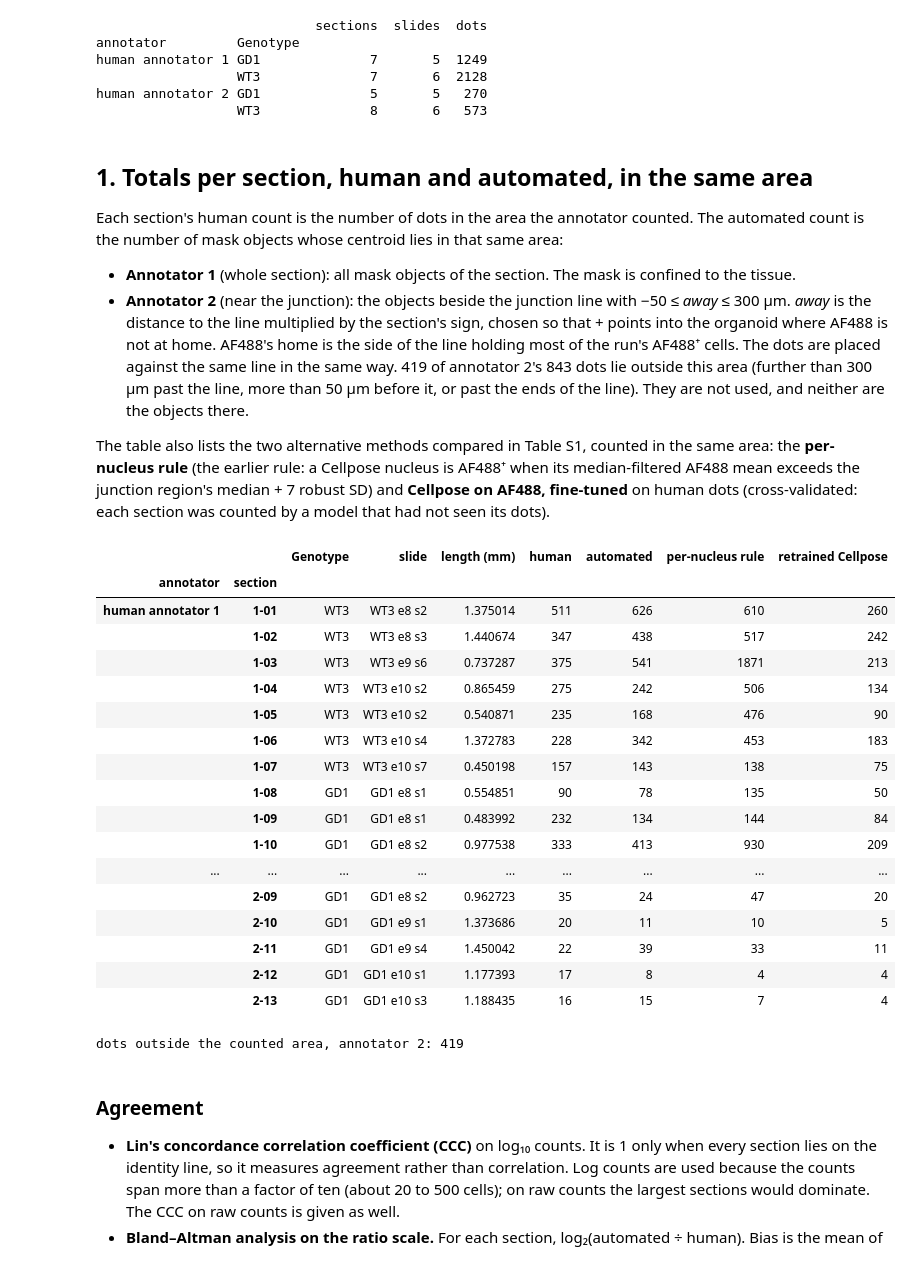
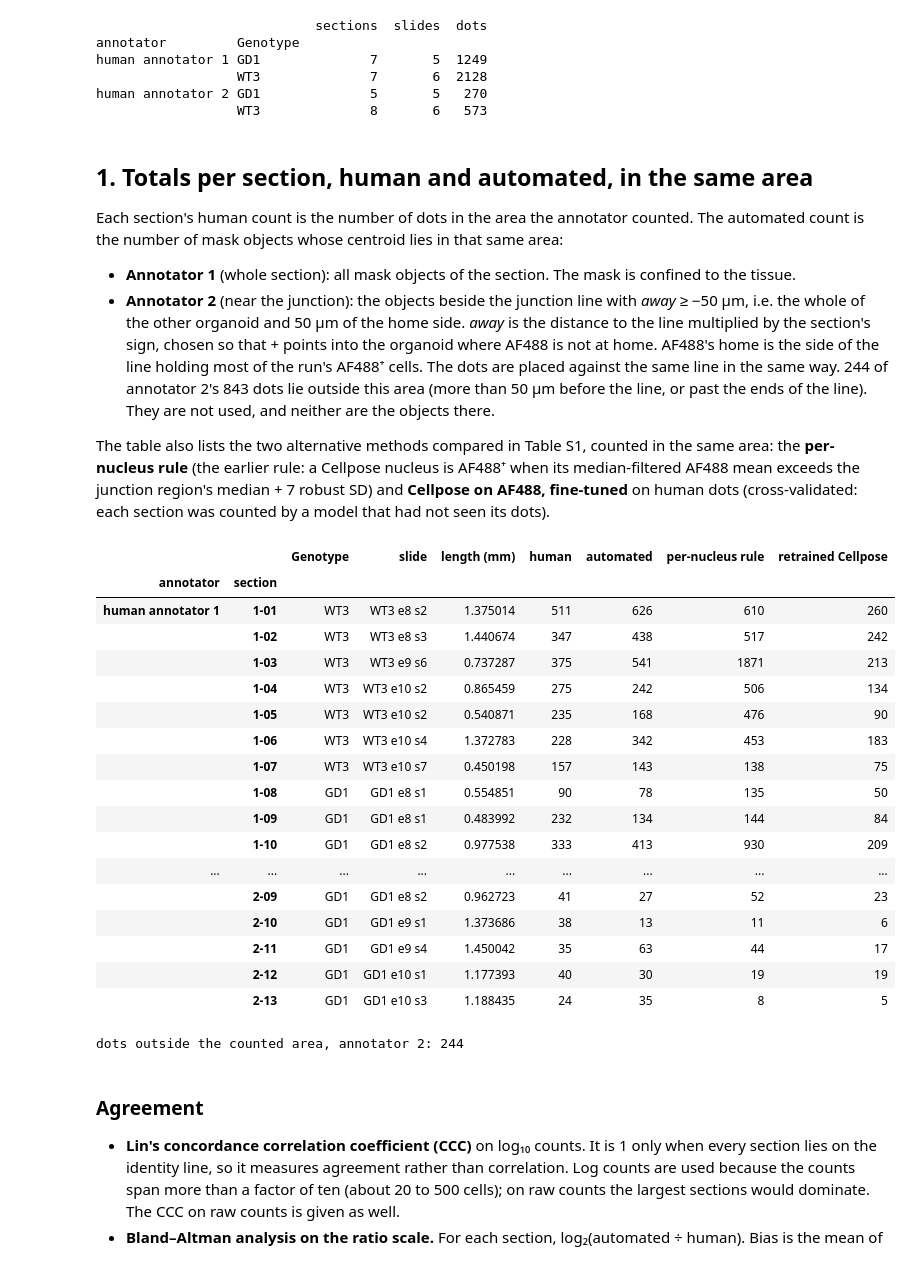
Before and after one commit to daggermaster3000/ARGUS, a Jupyter notebook: notebooks/official_analysis/01_validation.ipynb, the cells around one changed output. Drawn from its saved outputs; the diff is of its cells as text; code cells hidden in the pictures.

```diff
--- a/notebooks/official_analysis/01_validation.ipynb
+++ b/notebooks/official_analysis/01_validation.ipynb
@@ -122,7 +122,7 @@ ANNOTATORS = {                              # folder of each human annotator's d
     "human annotator 1": OUT / "james_counts",
     "human annotator 2": OUT / "quillan_counts",
 }
-AREA_2_UM = (-50.0, 300.0)                  # annotator 2 counted from 50 µm before the line to 300 µm past it
+AREA_2_UM = (-50.0, np.inf)                 # annotator 2 counted from 50 µm before the line to the far edge of the other organoid
 RETRAINED = "Cellpose AF488 · retrained (cross-validated)"
 ROI_UM, ROI_MARGIN_UM = 120.0, 60.0         # side of a gallery region; margin read round it for the mask
 ROI_SEED = 3                                # the draw of gallery regions
@@ -181,13 +181,13 @@ human annotator 2 GD1              5       5   270
 Each section's human count is the number of dots in the area the annotator counted. The automated count is the number of mask objects whose centroid lies in that same area:
 
 - **Annotator 1** (whole section): all mask objects of the section. The mask is confined to the tissue.
-- **Annotator 2** (near the junction): the objects beside the junction line with −50 ≤ *away* ≤ 300 µm. *away* is the distance to the line multiplied by the section's sign, chosen so that + points into the organoid where AF488 is not at home. AF488's home is the side of the line holding most of the run's AF488⁺ cells. The dots are placed against the same line in the same way. 419 of annotator 2's 843 dots lie outside this area (further than 300 µm past the line, more than 50 µm before it, or past the ends of the line). They are not used, and neither are the objects there.
+- **Annotator 2** (near the junction): the objects beside the junction line with *away* ≥ −50 µm, i.e. the whole of the other organoid and 50 µm of the home side. *away* is the distance to the line multiplied by the section's sign, chosen so that + points into the organoid where AF488 is not at home. AF488's home is the side of the line holding most of the run's AF488⁺ cells. The dots are placed against the same line in the same way. 244 of annotator 2's 843 dots lie outside this area (more than 50 µm before the line, or past the ends of the line). They are not used, and neither are the objects there.
 
 The table also lists the two alternative methods compared in Table S1, counted in the same area: the **per-nucleus rule** (the earlier rule: a Cellpose nucleus is AF488⁺ when its median-filtered AF488 mean exceeds the junction region's median + 7 robust SD) and **Cellpose on AF488, fine-tuned** on human dots (cross-validated: each section was counted by a model that had not seen its dots).
 # %%
 def in_counted_area(frame, annotator, sign):
     """Which rows (dots, objects or cells) lie in the area the annotator counted.
-    Annotator 1 counted the whole section; annotator 2 from 50 µm before the line to 300 µm past it, beside it."""
+    Annotator 1 counted the whole section; annotator 2 from 50 µm before the line to the far edge of the other organoid, beside it."""
     if annotator == "human annotator 1":
         return np.ones(len(frame), bool)
     away = frame["d"].to_numpy(float) * sign
@@ -204,39 +204,39 @@ for _, s in counted.iterrows():
     retrained = retrained[retrained["method"] == RETRAINED]
     rows.append({
         "annotator": s["annotator"], "name": s["name"], "Genotype": s["Genotype"], "slide": s["slide"],
         "length (mm)": s["length (mm)"], "human": int(in_counted_area(d, s["annotator"], s["sign"]).sum()),
         "automated": int(in_counted_area(objects, s["annotator"], s["sign"]).sum()),
         "per-nucleus rule": int((in_counted_area(cells, s["annotator"], s["sign"])
                                  & cells[f"{CHANNEL} positive"].to_numpy(bool)).sum()),
         "retrained Cellpose": int(in_counted_area(retrained, s["annotator"], s["sign"]).sum()),
     })
 totals = pd.DataFrame(rows)
 totals["section"] = [f"{a[-1]}-{i + 1:02d}" for a, i in zip(totals["annotator"],
                                                           totals.groupby("annotator").cumcount())]
 display(totals.drop(columns=["name"]).set_index(["annotator", "section"]))
 print("dots outside the counted area, annotator 2:",
       int(counted.loc[counted["annotator"] == "human annotator 2", "dots"].sum()
           - totals.loc[totals["annotator"] == "human annotator 2", "human"].sum()))
 # %% [output]
 |  |  | Genotype | slide | length (mm) | human | automated | per-nucleus rule | retrained Cellpose |
 | annotator | section |  |  |  |  |  |  |  |
 | human annotator 1 | 1-01 | WT3 | WT3 e8 s2 | 1.375014 | 511 | 626 | 610 | 260 |
 |  | 1-02 | WT3 | WT3 e8 s3 | 1.440674 | 347 | 438 | 517 | 242 |
 |  | 1-03 | WT3 | WT3 e9 s6 | 0.737287 | 375 | 541 | 1871 | 213 |
 |  | 1-04 | WT3 | WT3 e10 s2 | 0.865459 | 275 | 242 | 506 | 134 |
 |  | 1-05 | WT3 | WT3 e10 s2 | 0.540871 | 235 | 168 | 476 | 90 |
 |  | 1-06 | WT3 | WT3 e10 s4 | 1.372783 | 228 | 342 | 453 | 183 |
 |  | 1-07 | WT3 | WT3 e10 s7 | 0.450198 | 157 | 143 | 138 | 75 |
 |  | 1-08 | GD1 | GD1 e8 s1 | 0.554851 | 90 | 78 | 135 | 50 |
 |  | 1-09 | GD1 | GD1 e8 s1 | 0.483992 | 232 | 134 | 144 | 84 |
 |  | 1-10 | GD1 | GD1 e8 s2 | 0.977538 | 333 | 413 | 930 | 209 |
 | ... | ... | ... | ... | ... | ... | ... | ... | ... |
-|  | 2-09 | GD1 | GD1 e8 s2 | 0.962723 | 35 | 24 | 47 | 20 |
-|  | 2-10 | GD1 | GD1 e9 s1 | 1.373686 | 20 | 11 | 10 | 5 |
-|  | 2-11 | GD1 | GD1 e9 s4 | 1.450042 | 22 | 39 | 33 | 11 |
-|  | 2-12 | GD1 | GD1 e10 s1 | 1.177393 | 17 | 8 | 4 | 4 |
-|  | 2-13 | GD1 | GD1 e10 s3 | 1.188435 | 16 | 15 | 7 | 4 |
+|  | 2-09 | GD1 | GD1 e8 s2 | 0.962723 | 41 | 27 | 52 | 23 |
+|  | 2-10 | GD1 | GD1 e9 s1 | 1.373686 | 38 | 13 | 11 | 6 |
+|  | 2-11 | GD1 | GD1 e9 s4 | 1.450042 | 35 | 63 | 44 | 17 |
+|  | 2-12 | GD1 | GD1 e10 s1 | 1.177393 | 40 | 30 | 19 | 19 |
+|  | 2-13 | GD1 | GD1 e10 s3 | 1.188435 | 24 | 35 | 8 | 5 |
-dots outside the counted area, annotator 2: 419
+dots outside the counted area, annotator 2: 244
 # %% [markdown]
 ### Agreement
 
```
Also changed, not shown: parts of 14 cells of this notebook.
